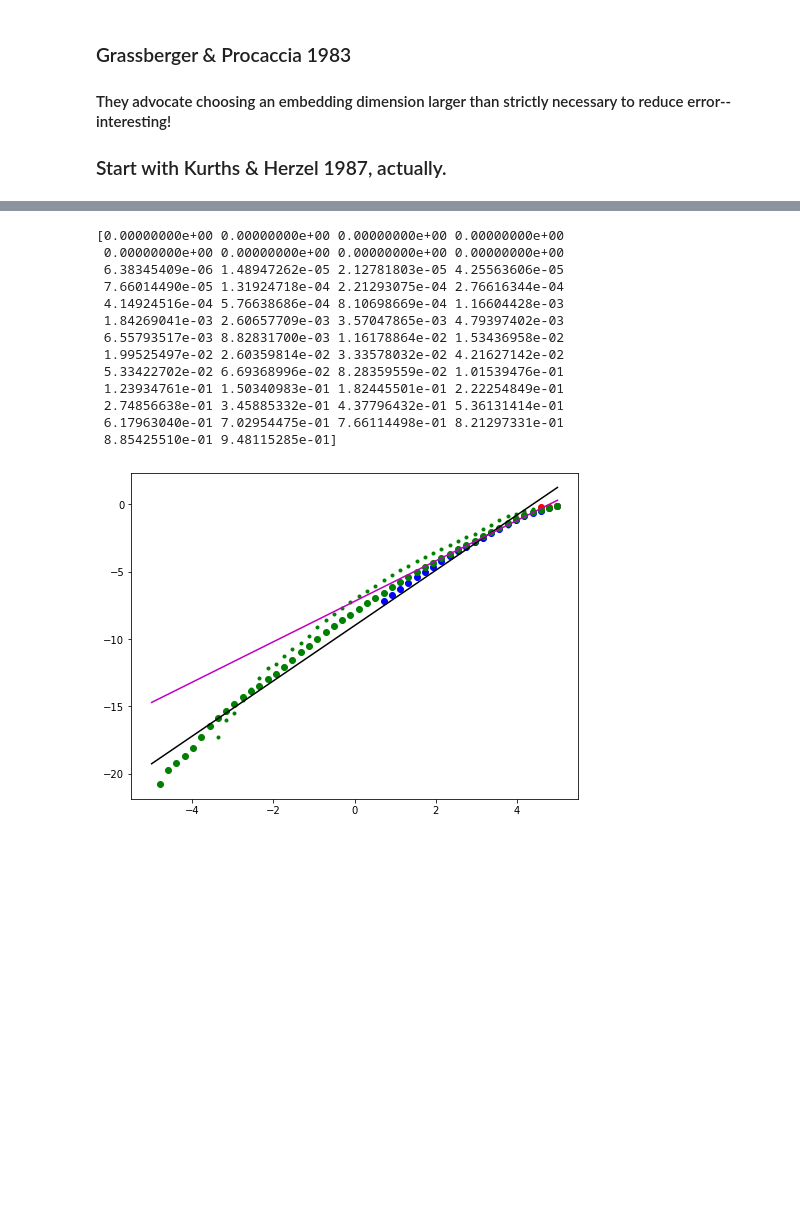
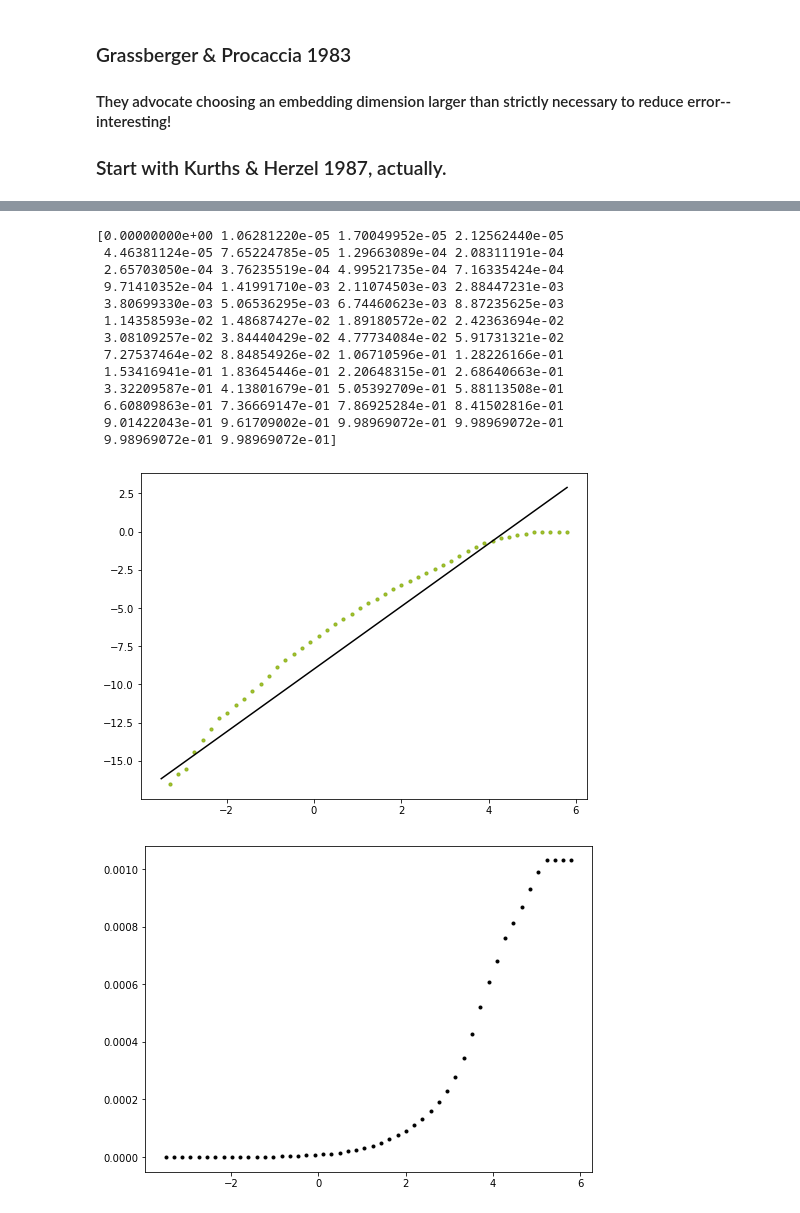
Before and after one commit to esandford/starspot_chaos, a Jupyter notebook: syntheticSignals.ipynb, the cells around one changed output, grey strips where cells are left out. Cells and saved outputs as stored; diff of their text form; code cells hidden in the pictures; blank space fills up the shorter version.

```diff
--- a/syntheticSignals.ipynb
+++ b/syntheticSignals.ipynb
@@ -1276,9 +714,11 @@ def Cq(rArr, timeSeries, tau, m):
 # %%
-logrArr = np.linspace(-5.,5.,50)
+logrArr = np.linspace(-3.5,5.8,50)
 rArr = 2.**logrArr
 
-testC0_1000, testC1_1000, testC2_1000 = Cq(rArr=rArr, timeSeries=lorenz_r[:1000,0], tau = 15, m = 3)
-testC0_5000, testC1_5000, testC2_5000 = Cq(rArr=rArr, timeSeries=lorenz_r[:5000,0], tau = 15, m = 3)
+testC0_1000, testC1_1000, testC2_1000 = sp.Cq(rArr=rArr, timeSeries=lorenz_r[:1000,0], tau = 15, m = 3)
+#testC0_5000, testC1_5000, testC2_5000 = Cq(rArr=rArr, timeSeries=lorenz_r[:5000,0], tau = 15, m = 3)
+
+testC2_1000_gp = sp.direct_C2(rArr=rArr, timeSeries=lorenz_r[:1000,0], tau = 15, m = 3)
 # %% [output]
 Local density estimation
 (970, 3)
@@ -1317,34 +752,40 @@ C array calculation
 # %%
-print(testC2_1000)
+print(testC2_1000_gp)
 # %% [output]
-[0.00000000e+00 0.00000000e+00 0.00000000e+00 0.00000000e+00
- 0.00000000e+00 0.00000000e+00 0.00000000e+00 0.00000000e+00
- 6.38345409e-06 1.48947262e-05 2.12781803e-05 4.25563606e-05
- 7.66014490e-05 1.31924718e-04 2.21293075e-04 2.76616344e-04
- 4.14924516e-04 5.76638686e-04 8.10698669e-04 1.16604428e-03
- 1.84269041e-03 2.60657709e-03 3.57047865e-03 4.79397402e-03
- 6.55793517e-03 8.82831700e-03 1.16178864e-02 1.53436958e-02
- 1.99525497e-02 2.60359814e-02 3.33578032e-02 4.21627142e-02
- 5.33422702e-02 6.69368996e-02 8.28359559e-02 1.01539476e-01
- 1.23934761e-01 1.50340983e-01 1.82445501e-01 2.22254849e-01
- 2.74856638e-01 3.45885332e-01 4.37796432e-01 5.36131414e-01
- 6.17963040e-01 7.02954475e-01 7.66114498e-01 8.21297331e-01
- 8.85425510e-01 9.48115285e-01]
+[0.00000000e+00 1.06281220e-05 1.70049952e-05 2.12562440e-05
+ 4.46381124e-05 7.65224785e-05 1.29663089e-04 2.08311191e-04
+ 2.65703050e-04 3.76235519e-04 4.99521735e-04 7.16335424e-04
+ 9.71410352e-04 1.41991710e-03 2.11074503e-03 2.88447231e-03
+ 3.80699330e-03 5.06536295e-03 6.74460623e-03 8.87235625e-03
+ 1.14358593e-02 1.48687427e-02 1.89180572e-02 2.42363694e-02
+ 3.08109257e-02 3.84440429e-02 4.77734084e-02 5.91731321e-02
+ 7.27537464e-02 8.84854926e-02 1.06710596e-01 1.28226166e-01
+ 1.53416941e-01 1.83645446e-01 2.20648315e-01 2.68640663e-01
+ 3.32209587e-01 4.13801679e-01 5.05392709e-01 5.88113508e-01
+ 6.60809863e-01 7.36669147e-01 7.86925284e-01 8.41502816e-01
+ 9.01422043e-01 9.61709002e-01 9.98969072e-01 9.98969072e-01
+ 9.98969072e-01 9.98969072e-01]
 # %%
 fig, ax = plt.subplots(1,1,figsize=(8,6))
 
-ax.plot(np.log2(rArr),np.log2(testC0_1000),'b.')
-ax.plot(np.log2(rArr),np.log2(testC1_1000),'r.')
-ax.plot(np.log2(rArr),np.log2(testC2_1000),'g.')
+#ax.plot(np.log2(rArr),np.log2(testC0_1000),'b.')
+#ax.plot(np.log2(rArr),np.log2(testC1_1000),'r.')
+ax.plot(np.log2(rArr),np.log2(testC2_1000),'g.',alpha=0.5)
+ax.plot(np.log2(rArr),np.log2(testC2_1000_gp),'y.',alpha=0.5)
 
-ax.plot(np.log2(rArr),np.log2(testC0_5000),'bo')
-ax.plot(np.log2(rArr),np.log2(testC1_5000),'ro')
-ax.plot(np.log2(rArr),np.log2(testC2_5000),'go')
+#ax.plot(np.log2(rArr),np.log2(testC0_5000),'bo')
+#ax.plot(np.log2(rArr),np.log2(testC1_5000),'ro')
+#ax.plot(np.log2(rArr),np.log2(testC2_5000),'go')
 
 ax.plot(np.log2(rArr),np.log2(rArr**2.05)-9.,'k-')
-ax.plot(np.log2(rArr),np.log2(rArr**1.5)-7.2,'m-')
+#ax.plot(np.log2(rArr),np.log2(rArr**1.5)-7.2,'m-')
 
 plt.show()
+
+fig, ax = plt.subplots(1,1,figsize=(8,6))
+ax.plot(np.log2(rArr), testC2_1000 - testC2_1000_gp, 'k.')
+plt.show()
 # %% [output]
-[figure, old version]
+[figure, new version]
+[figure, added]
 # %%
```
Also changed, not shown: parts of 40 cells of this notebook.
